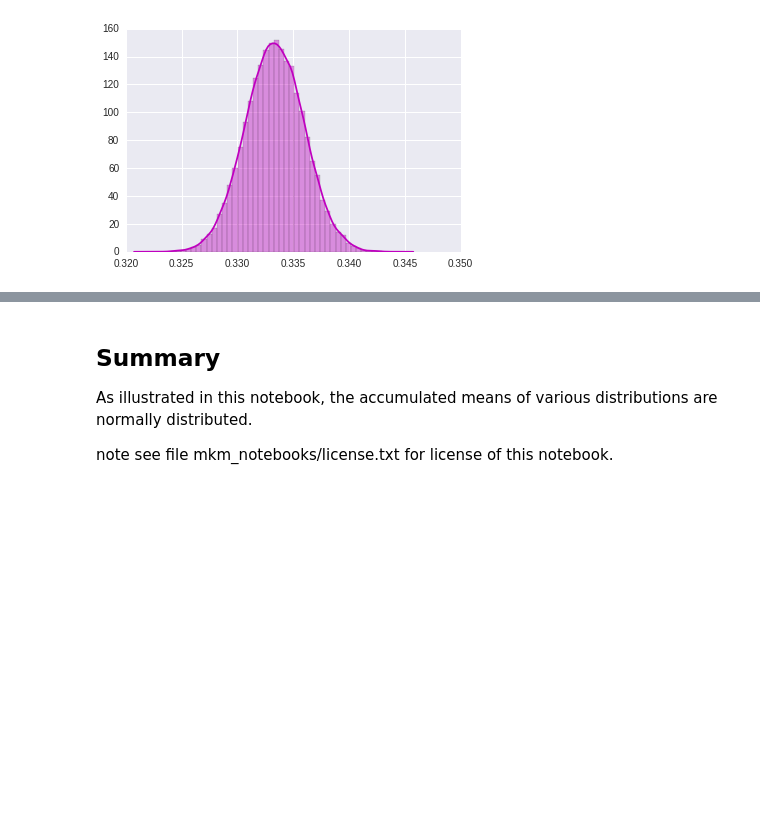
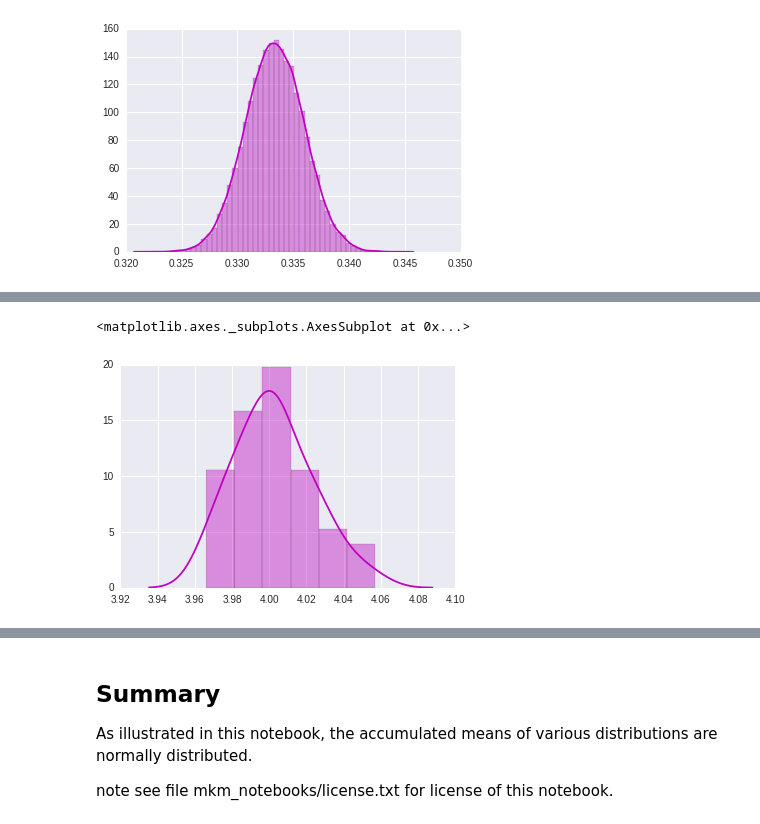
Before and after one commit to matthewmacleod/mkm_notebooks, a Jupyter notebook: ctl.ipynb, the cells around one changed output, grey strips where cells are left out. Cells and saved outputs as stored; diff of their text form; code cells hidden in the pictures; blank space fills up the shorter version.

```diff
--- a/ctl.ipynb
+++ b/ctl.ipynb
@@ -294,0 +322,8 @@ sns.distplot(means, color="m")
+# %%
+n_dist = 50
+# take n_dist means of n_sample samples from gamma distributions
+means = [np.random.gamma(k, theta, n_sample).mean() for i in range(n_dist)]
+sns.distplot(means, color="m")
+# %% [output]
+<matplotlib.axes._subplots.AxesSubplot at 0x...>
+[figure, added]
```
Also changed, not shown: parts of 5 cells of this notebook.
